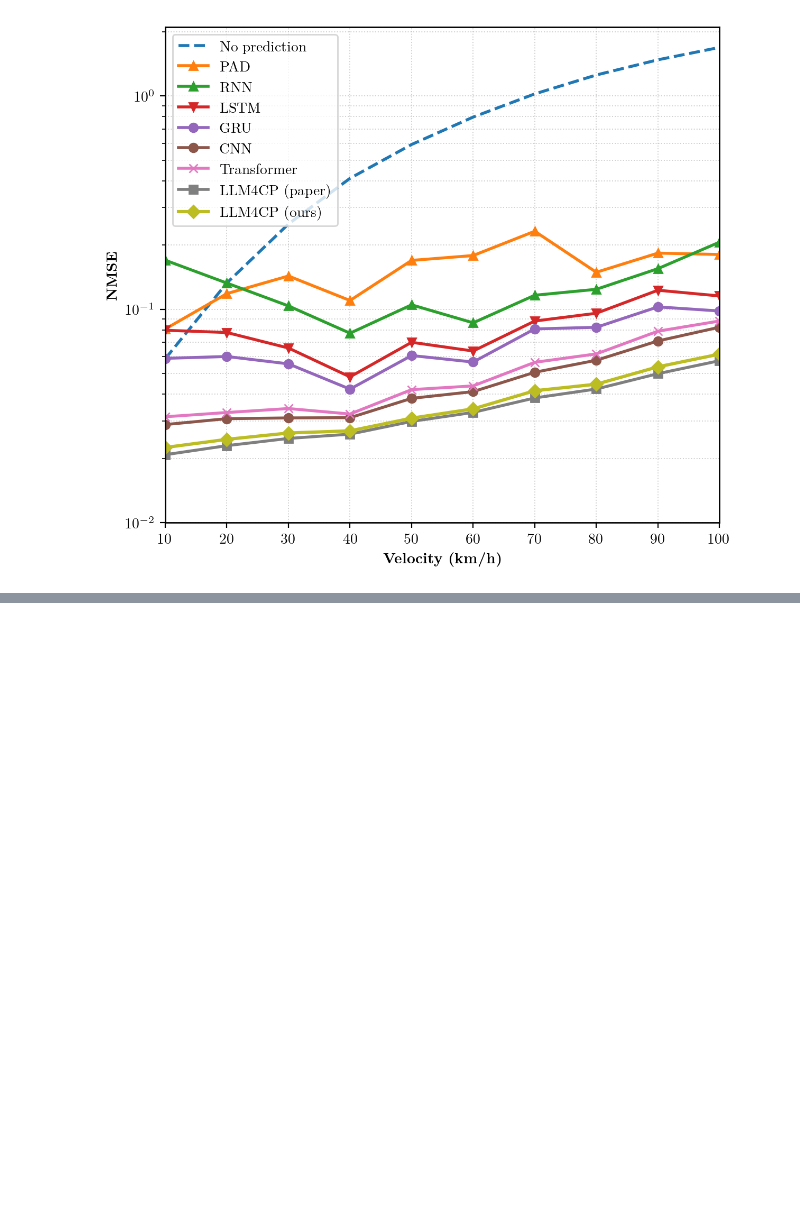
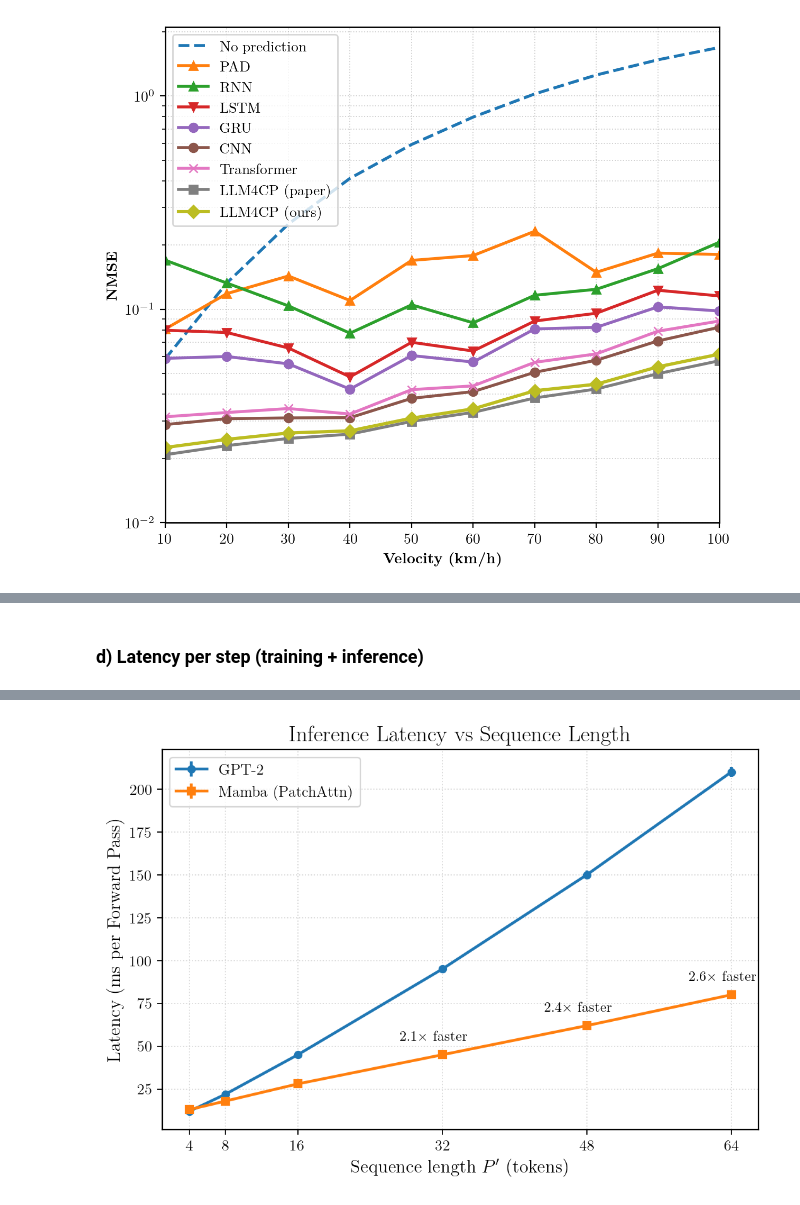
Before and after one commit to aladinD/MambaCSP, a Jupyter notebook: plots.ipynb, the cells around one changed output, grey strips where cells are left out. Cells and saved outputs as stored; diff of their text form; code cells hidden in the pictures; blank space fills up the shorter version.

```diff
--- a/plots.ipynb
+++ b/plots.ipynb
@@ -99,0 +585,72 @@ Saved figure to: nmse_plot_tdd.png
+# %% [markdown]
+### d) Latency per step (training + inference)
+# %%
+# latency_vs_pprime_infer.py
+# Inference latency (ms) vs sequence tokens P' for GPT-2 small vs Mamba-130M
+# A100 80GB, bf16 AMP, fixed per-GPU batch.
+
+import numpy as np
+import matplotlib.pyplot as plt
+
+# ---------------- Assumptions (tweak as needed) ----------------
+# Tokens (P' = ceil(P/N), N=4)
+pprime = np.array([4, 8, 16, 32, 48, 64], dtype=int)
+
+# INFERENCE latency (forward pass, ms per GPU, fixed batch)
+infer_lat_gpt = np.array([12, 22, 45, 95, 150, 210], dtype=float)
+infer_lat_mamba = np.array([13, 18, 28, 45, 62, 80], dtype=float)
+
+# Small plausible error bars (ms)
+infer_err_gpt = np.array([0.6, 0.8, 1.2, 2.0, 2.5, 3.0])
+infer_err_mam = np.array([0.6, 0.7, 0.9, 1.3, 1.6, 2.0])
+
+# Speedup (Mamba vs GPT-2): higher is better for Mamba
+infer_speedup = infer_lat_gpt / infer_lat_mamba
+
+# ---------------- Plot ----------------
+plt.rcParams.update({
+    "figure.dpi": 160,
+    "axes.linewidth": 1.0,
+    "font.size": 11,
+})
+
+fig, ax = plt.subplots(figsize=(6.8, 4.8))
+
+ax.errorbar(pprime, infer_lat_gpt, yerr=infer_err_gpt, fmt='-o', linewidth=2.0, markersize=5,
+            label="GPT-2")
+ax.errorbar(pprime, infer_lat_mamba, yerr=infer_err_mam, fmt='-s', linewidth=2.0, markersize=5,
+            label="Mamba (PatchAttn)")
+
+ax.set_title("Inference Latency vs Sequence Length", fontsize=16)
+ax.set_xlabel(r"Sequence length $P'$ (tokens)", fontsize=13)
+ax.set_ylabel("Latency (ms per Forward Pass)", fontsize=13)
+ax.set_xticks(pprime)
+ax.grid(True, which="both", linestyle=":", alpha=0.5)
+ax.legend(loc="upper left", frameon=True)
+
+# Annotate speedups at larger P'
+for x, s in zip(pprime[-3:], infer_speedup[-3:]):
+    idx = list(pprime).index(x)
+    ax.annotate(f"{s:.1f}× faster",
+                xy=(x, infer_lat_mamba[idx]),
+                xytext=(-6, 10),
+                textcoords="offset points",
+                ha="center", fontsize=10)
+
+plt.tight_layout()
+plt.savefig("latency_vs_pprime_infer.png", bbox_inches="tight")
+# plt.savefig("latency_vs_pprime_infer.pdf", bbox_inches="tight")
+print("Saved: latency_vs_pprime_infer.png")
+
+# ---------------- Console summary ----------------
+print("\nInference latency (ms per Forward Pass):")
+print("P' | GPT-2  | Mamba  | Speedup (GPT-2 / Mamba)")
+print("---+--------+--------+------------------------")
+for Pp, g, m, s in zip(pprime, infer_lat_gpt, infer_lat_mamba, infer_speedup):
+    print(f"{Pp:>2} | {g:>6.0f} | {m:>6.0f} | {s:>8.2f}×")
+
+print("\nNotes:")
+print("- Fixed per-GPU batch; global batch held constant via accumulation.")
+print("- bf16 AMP; steady-state timings (after warm-up).")
+print("- GPT-2 attention grows ~O(P'^2); Mamba ~O(P').")
+# %% [output]
@@ -99,0 +673 @@ Saved figure to: nmse_plot_tdd.png
+[figure, added]
```
Also changed, not shown: parts of 12 cells of this notebook, 19 other files.
